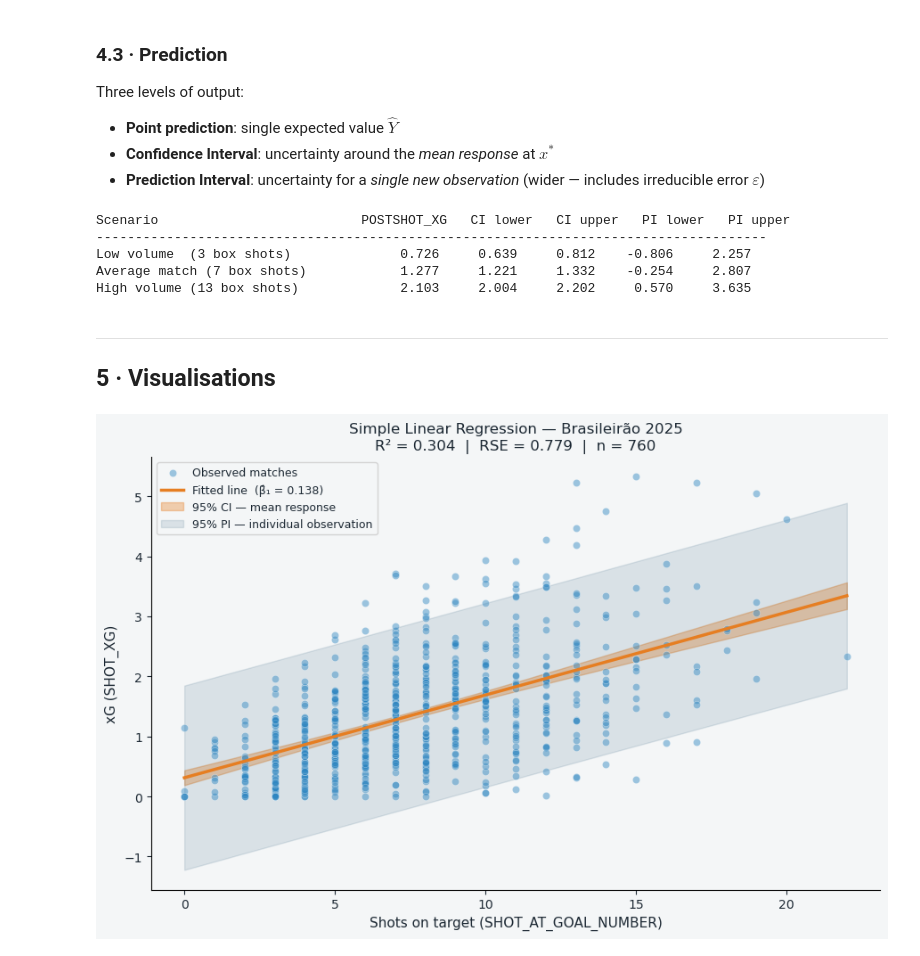
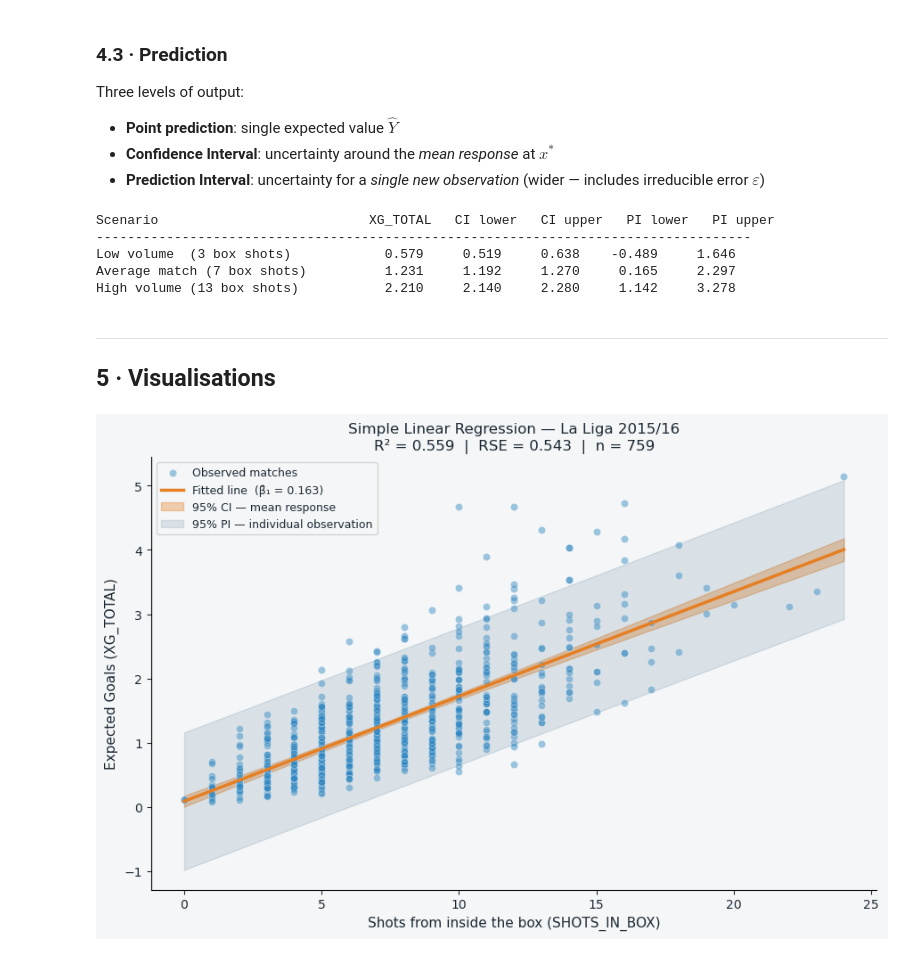
Before and after one commit to otaviosanluz/machine-learning-with-football, a Jupyter notebook: notebooks/lecture01_simple_linear_regression.ipynb, the cells around one changed output. Cells and saved outputs as stored; diff of their text form; code cells hidden in the pictures.

```diff
--- a/notebooks/lecture01_simple_linear_regression.ipynb
+++ b/notebooks/lecture01_simple_linear_regression.ipynb
@@ -76,9 +76,9 @@ apply_style()
 # %%
 # ===================== DATA LOADING =====================
 
-DATA_PATH = "../data/squadMatchsums_brasileirao_2025.xlsx"
+DATA_PATH = "../data/laliga_2015_16_team_match.csv"
 
-df_raw = pd.read_excel(DATA_PATH)
+df_raw = pd.read_csv(DATA_PATH)
 
 print(f"Shape: {df_raw.shape}")
 df_raw.head(3)
@@ -125,8 +121,8 @@ for i, col in enumerate(df_raw.columns):
 # %%
 # ===================== VARIABLE SELECTION =====================
 
-TARGET    = "POSTSHOT_XG"
-PREDICTOR = "SHOT_AT_GOAL_NUMBER_IN_PITCH_POSITION_OPPONENT_BOX"
+TARGET    = "XG_TOTAL"
+PREDICTOR = "SHOTS_IN_BOX"
 
 df = df_raw[[TARGET, PREDICTOR]].dropna().copy()
 
@@ -236,8 +232,8 @@ Three levels of output:
 # %%
 # ===================== PREDICTION =====================
 
-# Grid across the observed range — build const column explicitly to avoid statsmodels shape bug
-x_grid = pd.DataFrame({"const": 1.0, PREDICTOR: np.arange(0, 23)})
+# Grid across the observed range
+x_grid = pd.DataFrame({"const": 1.0, PREDICTOR: np.arange(0, 25)})
 pred_grid = model.get_prediction(x_grid).summary_frame(alpha=0.05)
 
 # --- Point prediction for specific match scenarios ---
@@ -247,26 +243,26 @@ scenarios = {
     "High volume (13 box shots)":  13,
 }
 
-print(f"{'Scenario':<32} {'POSTSHOT_XG':>12} {'CI lower':>10} {'CI upper':>10} {'PI lower':>10} {'PI upper':>10}")
-print("-" * 86)
+print(f"{'Scenario':<32} {'XG_TOTAL':>10} {'CI lower':>10} {'CI upper':>10} {'PI lower':>10} {'PI upper':>10}")
+print("-" * 84)
 
 for label, shots in scenarios.items():
     x_new = pd.DataFrame({"const": [1.0], PREDICTOR: [shots]})
     p = model.get_prediction(x_new).summary_frame(alpha=0.05)
     print(
         f"{label:<32}"
-        f"{p['mean'].iloc[0]:>12.3f}"
+        f"{p['mean'].iloc[0]:>10.3f}"
         f"{p['mean_ci_lower'].iloc[0]:>10.3f}"
         f"{p['mean_ci_upper'].iloc[0]:>10.3f}"
         f"{p['obs_ci_lower'].iloc[0]:>10.3f}"
         f"{p['obs_ci_upper'].iloc[0]:>10.3f}"
     )
 # %% [output]
-Scenario                          POSTSHOT_XG   CI lower   CI upper   PI lower   PI upper
---------------------------------------------------------------------------------------
-Low volume  (3 box shots)              0.726     0.639     0.812    -0.806     2.257
-Average match (7 box shots)            1.277     1.221     1.332    -0.254     2.807
-High volume (13 box shots)             2.103     2.004     2.202     0.570     3.635
+Scenario                           XG_TOTAL   CI lower   CI upper   PI lower   PI upper
+------------------------------------------------------------------------------------
+Low volume  (3 box shots)            0.579     0.519     0.638    -0.489     1.646
+Average match (7 box shots)          1.231     1.192     1.270     0.165     2.297
+High volume (13 box shots)           2.210     2.140     2.280     1.142     3.278
 # %% [markdown]
 ---
 ## 5 · Visualisations
@@ -287,37 +283,37 @@ ax.scatter(
 # Regression line
 ax.plot(
     x_grid[PREDICTOR], pred_grid["mean"],
     color=COLORS["accent"], linewidth=2.5,
     label=f"Fitted line  (β̂₁ = {b1:.3f})", zorder=3,
 )
 
 # 95% Confidence Interval (mean response)
 ax.fill_between(
     x_grid[PREDICTOR], pred_grid["mean_ci_lower"], pred_grid["mean_ci_upper"],
     alpha=0.35, color=COLORS["accent"],
     label="95% CI — mean response",
 )
 
 # 95% Prediction Interval (individual observation)
 ax.fill_between(
     x_grid[PREDICTOR], pred_grid["obs_ci_lower"], pred_grid["obs_ci_upper"],
     alpha=0.12, color=COLORS["primary"],
     label="95% PI — individual observation",
 )
 
-ax.set_xlabel("Shots on target (SHOT_AT_GOAL_NUMBER)", fontsize=11)
-ax.set_ylabel("xG (SHOT_XG)", fontsize=11)
+ax.set_xlabel("Shots from inside the box (SHOTS_IN_BOX)", fontsize=11)
+ax.set_ylabel("Expected Goals (XG_TOTAL)", fontsize=11)
 ax.set_title(
-    f"Simple Linear Regression — Brasileirão 2025\n"
+    f"Simple Linear Regression — La Liga 2015/16\n"
     f"R² = {r2:.3f}  |  RSE = {rse:.3f}  |  n = {len(df)}",
     fontsize=12,
 )
 ax.legend(loc="upper left", fontsize=9)
 
 plt.tight_layout()
 plt.show()
 # %% [output]
-[figure, old version]
+[figure, new version]
 # %% [markdown]
 ---
 ## 6 · Interpretation
```
Also changed, not shown: parts of 9 cells of this notebook, 4 other files.
